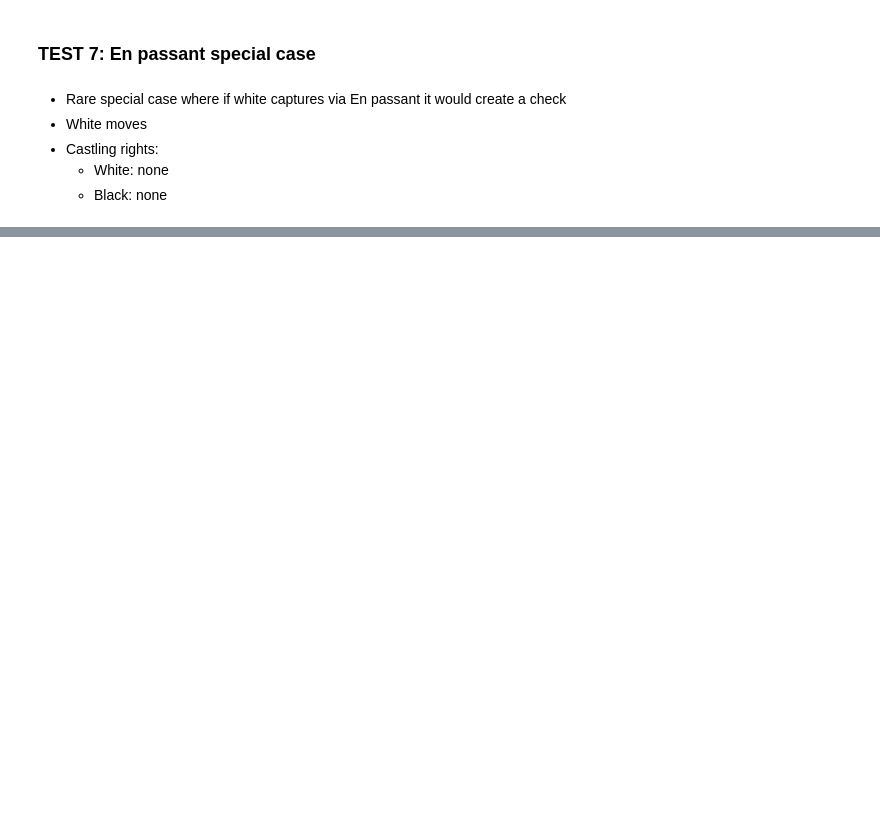
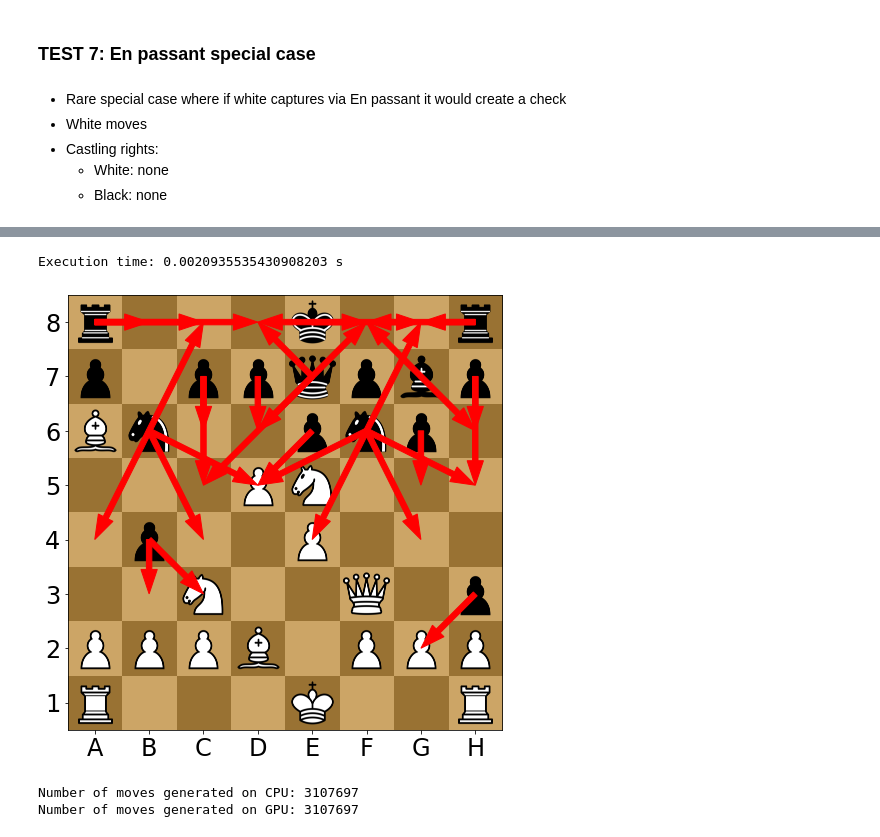
Before and after one commit to vv-hieu/ParallelChessEngine, a Jupyter notebook: ChessMoveGenerationTest.ipynb, the cells around one changed output, grey strips where cells are left out. Saved outputs shown, nothing was run; the diff lists cells and outputs as text; code cells hidden in the pictures; blank space fills up the shorter version.

```diff
--- a/ChessMoveGenerationTest.ipynb
+++ b/ChessMoveGenerationTest.ipynb
@@ -284,0 +516,13 @@ Execution time: 0.001047372817993164 s
+# %%
+chess_move_generation_test_gpu('r3k2r/p1ppqpbp/Bn2pnp1/3PN3/1p2P3/2N2Q1p/PPPB1PPP/R3K2R b KQkq - 0 1')
+# %% [output]
+Execution time: 0.0020935535430908203 s
+[figure, added]
+# %%
+moves_count_cpu = chess_moves_count_test_cpu(fen = 'r3k2r/p1ppqpbp/Bn2pnp1/3PN3/1p2P3/2N2Q1p/PPPB1PPP/R3K2R b KQkq - 0 1', search_depth = 4)
+moves_count_gpu = chess_moves_count_test_gpu(fen = 'r3k2r/p1ppqpbp/Bn2pnp1/3PN3/1p2P3/2N2Q1p/PPPB1PPP/R3K2R b KQkq - 0 1', search_depth = 4)
+print(f'Number of moves generated on CPU: {moves_count_cpu}')
+print(f'Number of moves generated on GPU: {moves_count_gpu}')
+# %% [output]
+Number of moves generated on CPU: 3107697
+Number of moves generated on GPU: 3107697
```
Also changed, not shown: parts of 32 cells of this notebook, 3 other files.
